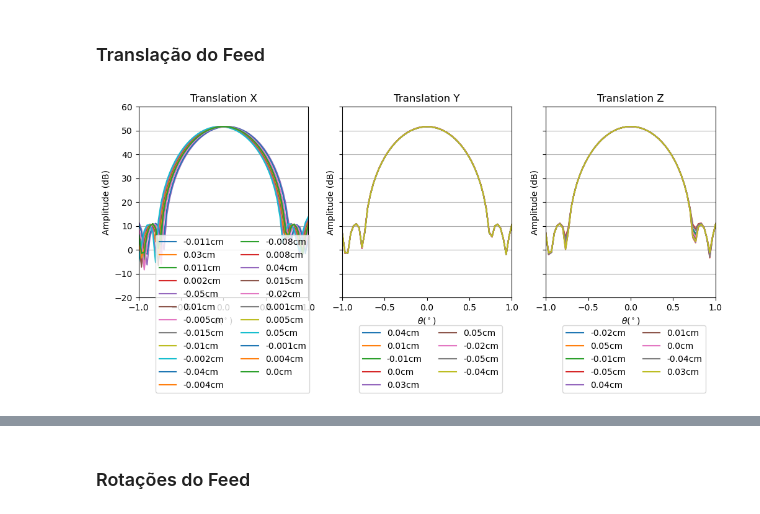
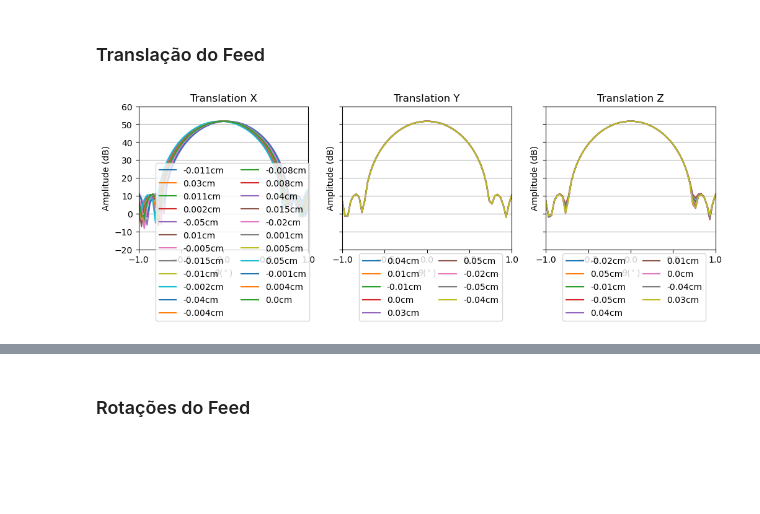
Before and after one commit to lbarosi/EMSimulationGrasp, a Jupyter notebook: notebooks/02_LB_GRASP_ANALYSIS.ipynb, the cells around one changed output, grey strips where cells are left out. Cells and saved outputs as stored; diff of their text form; code cells hidden in the pictures; blank space fills up the shorter version.

Commit message:
metrics redefined. Plot functions implemented.

```diff
--- a/notebooks/02_LB_GRASP_ANALYSIS.ipynb
+++ b/notebooks/02_LB_GRASP_ANALYSIS.ipynb
@@ -77,28 +74,28 @@ df_gain_y, dfs_y = grasp.load_cuts("../data/raw/grasp/job_central__feed_0_*_0_0_
 df_gain_z, dfs_z = grasp.load_cuts("../data/raw/grasp/job_central__feed_0_0_*_0_0/*.cut")
 # %%
 # Visualização da coleção de padrões de feixe.
-fig, ax = plt.subplots(ncols=3, figsize=(12, 4), sharey=True)
+fig, ax = plt.subplots(ncols=3, figsize=(12, 3), sharey=True)
 for ii, df in enumerate(dfs_x):
     grasp.plot_beam_pattern(df, ax=ax[0], label=str(df_gain_x.Values[ii]) + "cm", norm=False);
 ax[0].set_xlim([-1, 1])
 ax[0].set_ylim([-20,60])
 ax[0].set_title("Translation X")
 ax[0].legend(ncols=2, loc=(0.1, -0.5))
 for ii, df in enumerate(dfs_y):
     grasp.plot_beam_pattern(df, ax=ax[1], label=str(df_gain_y.Values[ii]) + "cm", norm=False);
 ax[1].set_xlim([-1, 1])
 ax[1].set_ylim([-20,60])
 ax[1].set_title("Translation Y")
 ax[1].legend(ncols=2, loc=(0.1, -0.5))
 for ii, df in enumerate(dfs_z):
     grasp.plot_beam_pattern(df, ax=ax[2], label=str(df_gain_z.Values[ii]) + "cm", norm=False);
 ax[2].set_xlim([-1, 1])
 ax[2].set_ylim([-20,60])
 ax[2].set_title("Translation Z")
 ax[2].legend(ncols=2, loc=(0.1, -0.5))
 plt.show();
 # %% [output]
-[figure, old version]
+[figure, new version]
 # %%
 df_gain_x_s = df_gain_x.sort_values(by="Values")
 df_gain_y_s = df_gain_y.sort_values(by="Values")
```
Also changed, not shown: parts of 19 cells of this notebook, 1 other file.
